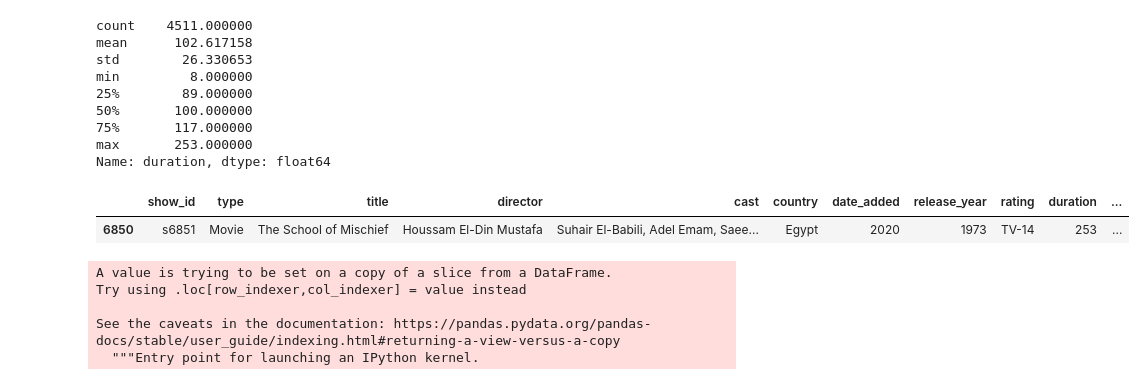
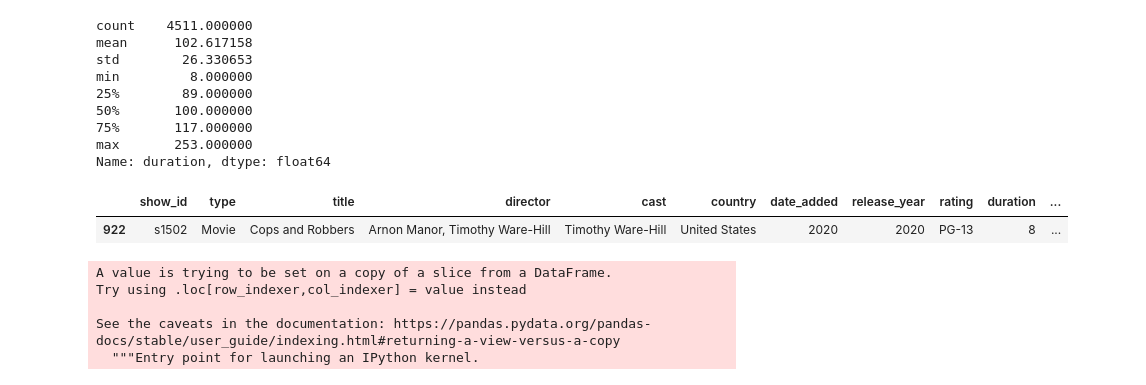
Before and after one commit to sieniecelicia19/eda-netflix, a Jupyter notebook: EDA-Netflix.ipynb, the cells around one changed output. Cells and saved outputs as stored; diff of their text form; code cells hidden in the pictures.

```diff
--- a/EDA-Netflix.ipynb
+++ b/EDA-Netflix.ipynb
@@ -245,5 +249,6 @@ data tahun yang diambil adalah tahun ditambahkannya film atau TV show tersebut k
 # %%
 fiveyearadded = df.loc[df['date_added'].dt.year > 2015]
+fiveyearadded = fiveyearadded.reset_index(drop=True)
 fiveyearadded
 # %% [output]
 |  | show_id | type | title | director | cast | country | date_added | release_year | rating | duration | ... |
@@ -305,8 +301,8 @@ plt.show()
 # %% [output]
 [figure]
 # %%
-netflix_movies = fiveyearadded.loc[df['type'] == 'Movie']
-netflix_tvshow = fiveyearadded.loc[df['type'] == 'TV Show']
+netflix_movies = fiveyearadded.loc[fiveyearadded['type'] == 'Movie']
+netflix_tvshow = fiveyearadded.loc[fiveyearadded['type'] == 'TV Show']
 
 netflix_movies.head()
 # %% [output]
@@ -448,10 +452,10 @@ min         8.000000
 max       253.000000
 Name: duration, dtype: float64
 # %%
-netflix_movies.loc[netflix_movies['duration'] == '253']
+netflix_movies.loc[netflix_movies['duration'] == '8']
 # %% [output]
 |  | show_id | type | title | director | cast | country | date_added | release_year | rating | duration | ... |
-| 6850 | s6851 | Movie | The School of Mischief | Houssam El-Din Mustafa | Suhair El-Babili, Adel Emam, Saee... | Egypt | 2020 | 1973 | TV-14 | 253 | ... |
+| 922 | s1502 | Movie | Cops and Robbers | Arnon Manor, Timothy Ware-Hill | Timothy Ware-Hill | United States | 2020 | 2020 | PG-13 | 8 | ... |
 # %%
 netflix_tvshow['duration'] = netflix_tvshow['duration'].str.split(' ').str[0]
 tv_dur = netflix_tvshow['duration'].astype(int)
```
Also changed, not shown: parts of 29 cells of this notebook.
